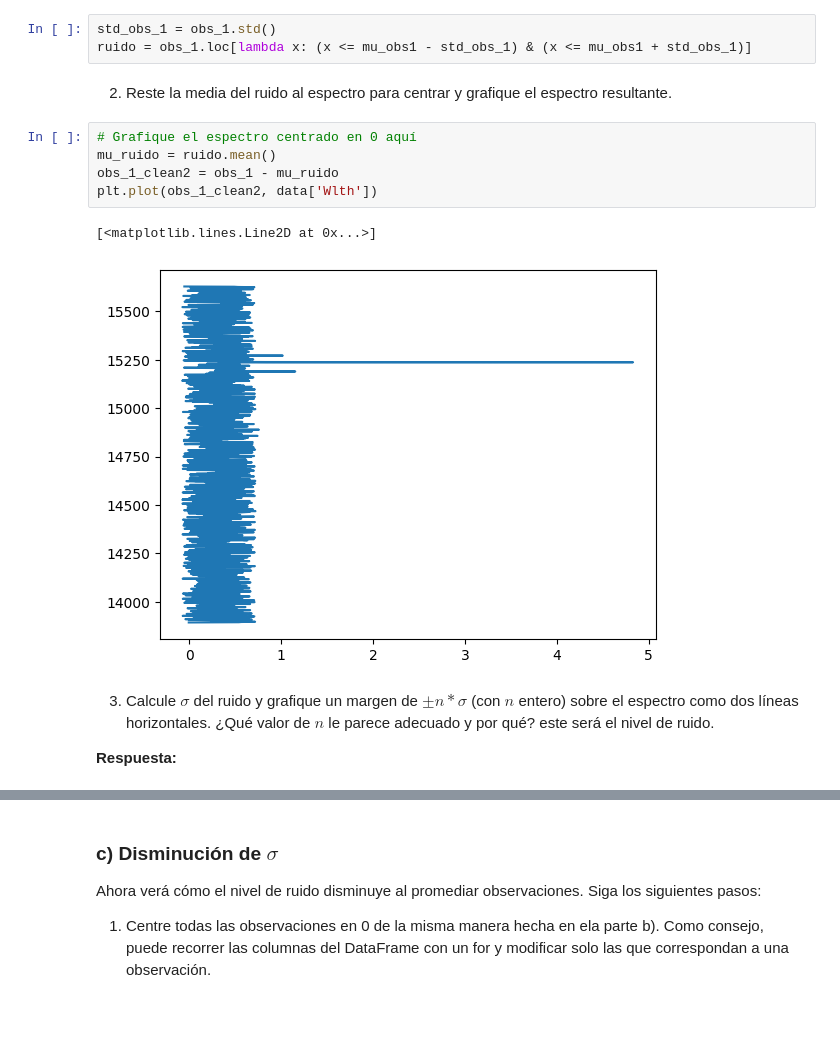
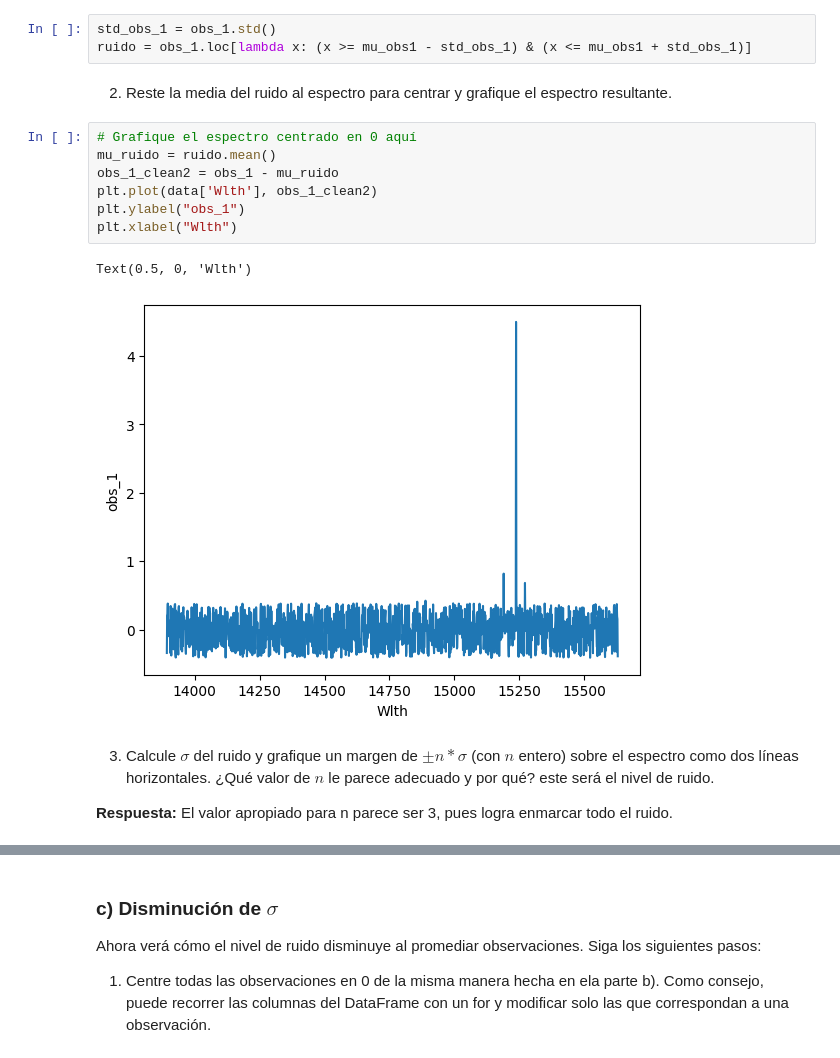
Before and after one commit to bsttiv/Tarea-2, a Jupyter notebook: Tarea2_Desarrollo.ipynb, the cells around one changed output, grey strips where cells are left out. Saved outputs shown, nothing was run; the diff lists cells and outputs as text; blank space fills up the shorter version.

```diff
--- a/Tarea2_Desarrollo.ipynb
+++ b/Tarea2_Desarrollo.ipynb
@@ -248,20 +235,22 @@ En esta parte estimaremos el nivel de ruido de la la observación 1 de una forma
 Note que este subconjunto corresponde a ruido principalmente.
 # %%
 std_obs_1 = obs_1.std()
-ruido = obs_1.loc[lambda x: (x <= mu_obs1 - std_obs_1) & (x <= mu_obs1 + std_obs_1)]
+ruido = obs_1.loc[lambda x: (x >= mu_obs1 - std_obs_1) & (x <= mu_obs1 + std_obs_1)]
 # %% [markdown]
 2. Reste la media del ruido al espectro para centrar y grafique el espectro resultante.
 # %%
 # Grafique el espectro centrado en 0 aquí
 mu_ruido = ruido.mean()
 obs_1_clean2 = obs_1 - mu_ruido
-plt.plot(obs_1_clean2, data['Wlth'])
+plt.plot(data['Wlth'], obs_1_clean2)
+plt.ylabel("obs_1")
+plt.xlabel("Wlth")
 # %% [output]
-[<matplotlib.lines.Line2D at 0x...>]
+Text(0.5, 0, 'Wlth')
-[figure, old version]
+[figure, new version]
 # %% [markdown]
 3. Calcule $\sigma$ del ruido y grafique un margen de $\pm n*\sigma$ (con $n$ entero) sobre el espectro como dos líneas horizontales. ¿Qué valor de $n$ le parece adecuado y por qué? este será el nivel de ruido.
 
-**Respuesta:**
+**Respuesta:** El valor apropiado para n parece ser 3, pues logra enmarcar todo el ruido.
 # %%
 ruido_std = ruido.std()
```
Also changed, not shown: parts of 9 cells of this notebook.
